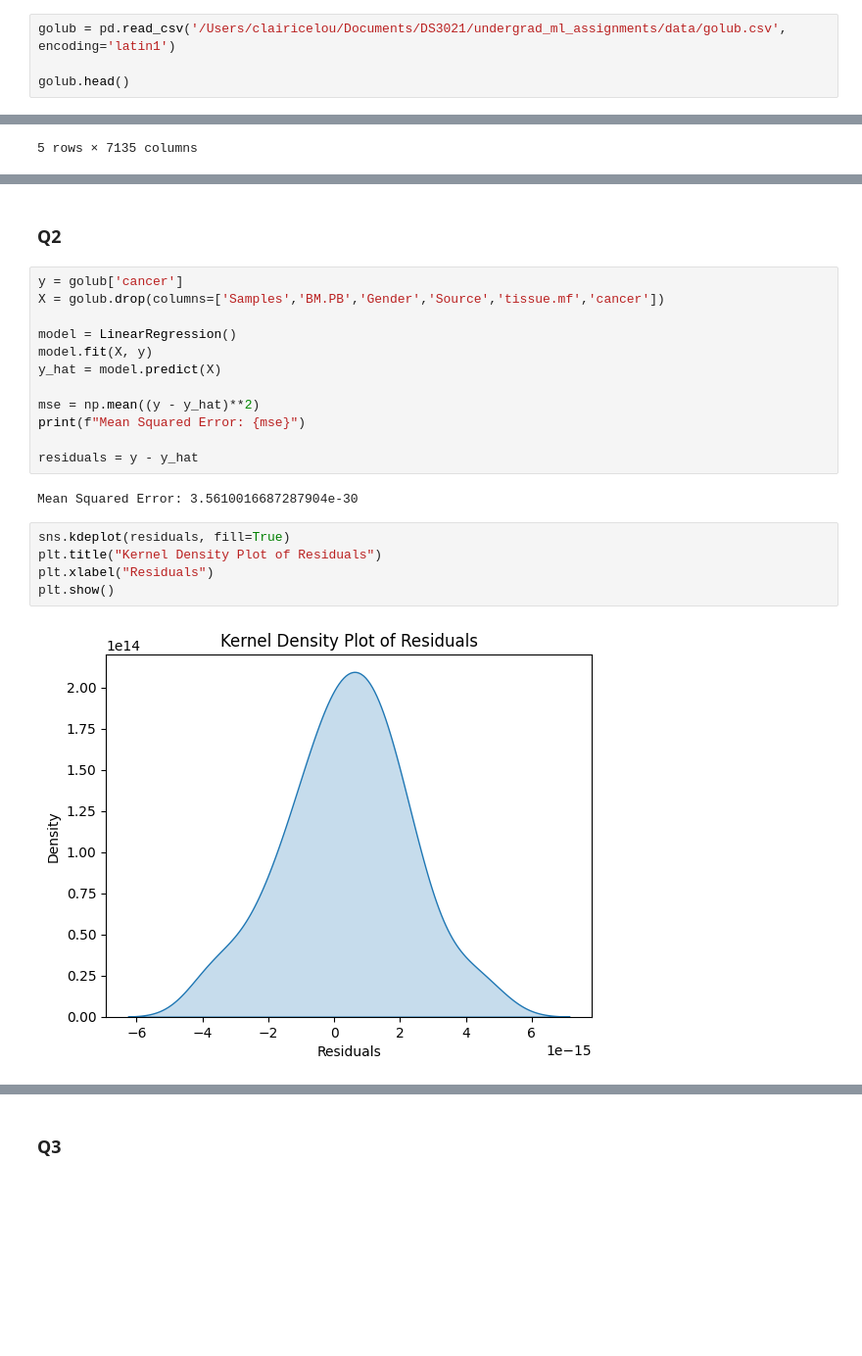
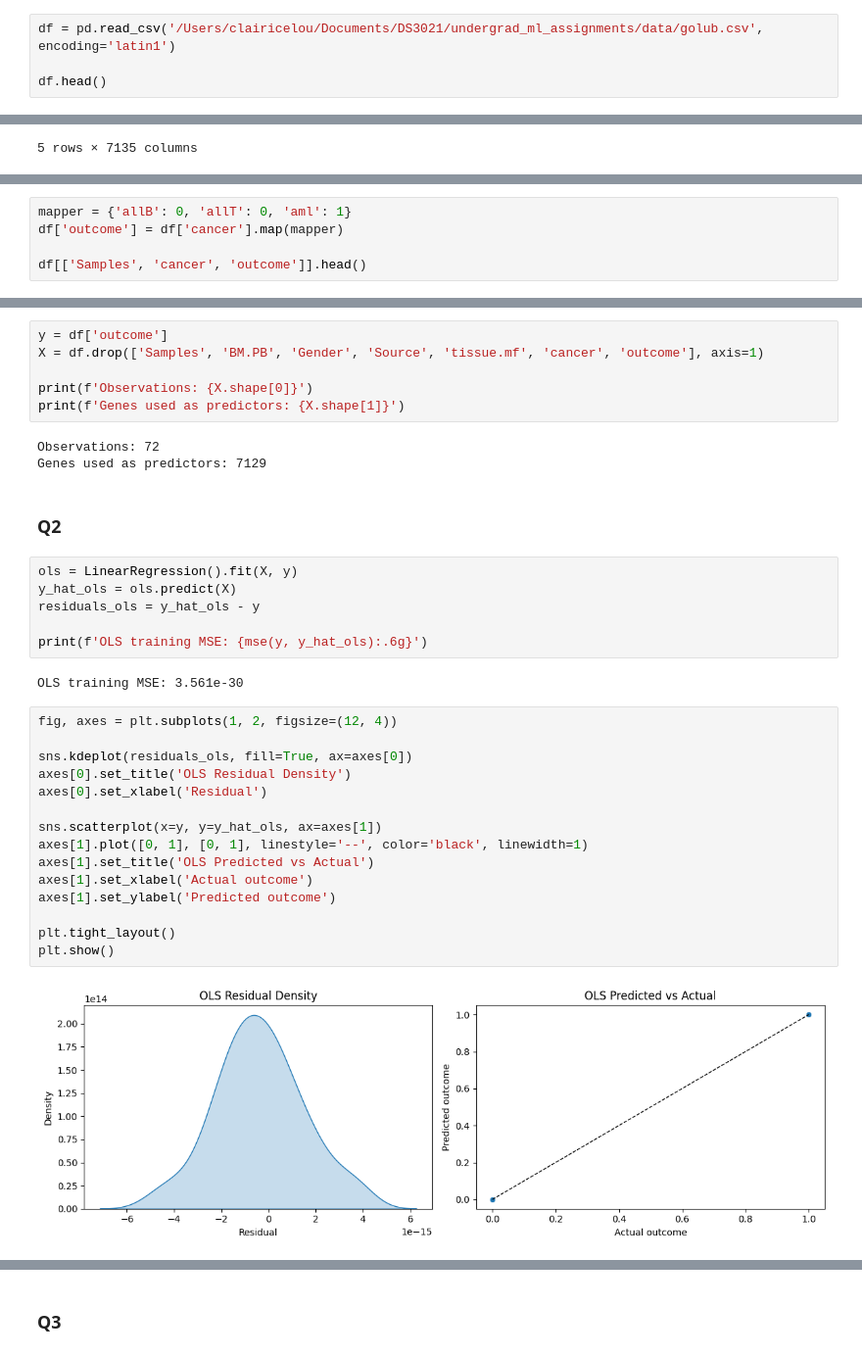
Before and after one commit to clairicelou/undergrad_ml_assignments, a Jupyter notebook: genomics_lab.ipynb, the cells around one changed output, grey strips where cells are left out. Shown at 98% size. Saved outputs shown, nothing was run; the diff lists cells and outputs as text; blank space fills up the shorter version.

```diff
--- a/genomics_lab.ipynb
+++ b/genomics_lab.ipynb
@@ -35,7 +38,7 @@ from sklearn.metrics import accuracy_score, classification_report
 # %%
-golub = pd.read_csv('/Users/clairicelou/Documents/DS3021/undergrad_ml_assignments/data/golub.csv', encoding='latin1')
+df = pd.read_csv('/Users/clairicelou/Documents/DS3021/undergrad_ml_assignments/data/golub.csv', encoding='latin1')
 
-golub.head()
+df.head()
 # %% [output]
 |  | Samples | BM.PB | Gender | Source | tissue.mf | cancer | AFFX-BioB-5_at | AFFX-BioB-M_at | ... |
 | 0 | 39 | BM | F | DFCI | BM:f | allB | -1363.276427 | -1058.585495 | ... |
@@ -60,0 +50,5 @@ golub = golub[golub['cancer'].isin([0, 1])]
+# %%
+mapper = {'allB': 0, 'allT': 0, 'aml': 1}
+df['outcome'] = df['cancer'].map(mapper)
+
+df[['Samples', 'cancer', 'outcome']].head()
@@ -61,23 +62,36 @@ golub = golub[golub['cancer'].isin([0, 1])]
+# %%
+y = df['outcome']
+X = df.drop(['Samples', 'BM.PB', 'Gender', 'Source', 'tissue.mf', 'cancer', 'outcome'], axis=1)
+
+print(f'Observations: {X.shape[0]}')
+print(f'Genes used as predictors: {X.shape[1]}')
+# %% [output]
+Observations: 72
+Genes used as predictors: 7129
 # %% [markdown]
 ### Q2
 # %%
-y = golub['cancer']
-X = golub.drop(columns=['Samples','BM.PB','Gender','Source','tissue.mf','cancer'])
+ols = LinearRegression().fit(X, y)
+y_hat_ols = ols.predict(X)
+residuals_ols = y_hat_ols - y
 
-model = LinearRegression()
-model.fit(X, y)
-y_hat = model.predict(X)
-
-mse = np.mean((y - y_hat)**2)
-print(f"Mean Squared Error: {mse}")
-
-residuals = y - y_hat
+print(f'OLS training MSE: {mse(y, y_hat_ols):.6g}')
 # %% [output]
-Mean Squared Error: 3.5610016687287904e-30
+OLS training MSE: 3.561e-30
 # %%
-sns.kdeplot(residuals, fill=True)
-plt.title("Kernel Density Plot of Residuals")
-plt.xlabel("Residuals")
+fig, axes = plt.subplots(1, 2, figsize=(12, 4))
+
+sns.kdeplot(residuals_ols, fill=True, ax=axes[0])
+axes[0].set_title('OLS Residual Density')
+axes[0].set_xlabel('Residual')
+
+sns.scatterplot(x=y, y=y_hat_ols, ax=axes[1])
+axes[1].plot([0, 1], [0, 1], linestyle='--', color='black', linewidth=1)
+axes[1].set_title('OLS Predicted vs Actual')
+axes[1].set_xlabel('Actual outcome')
+axes[1].set_ylabel('Predicted outcome')
+
+plt.tight_layout()
 plt.show()
 # %% [output]
-[figure, old version]
+[figure, new version]
```
Also changed, not shown: parts of 26 cells of this notebook, 2 other files.
